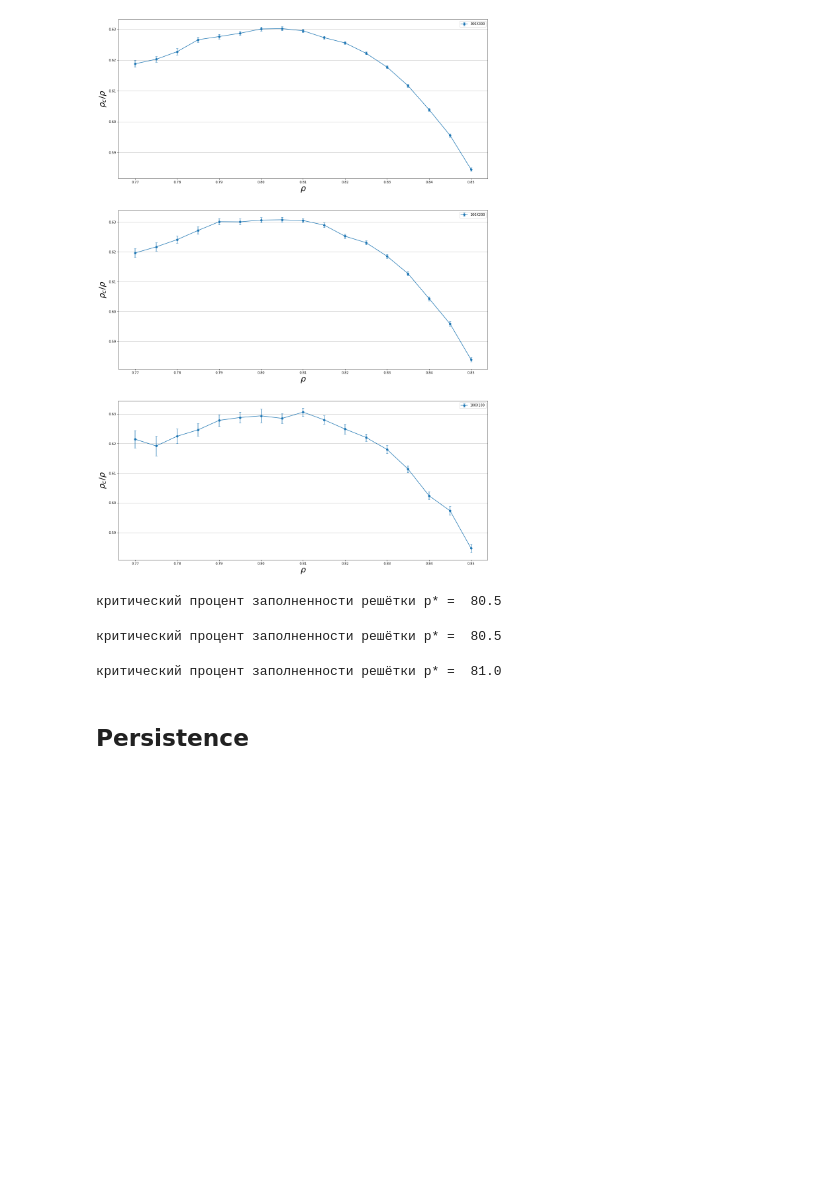
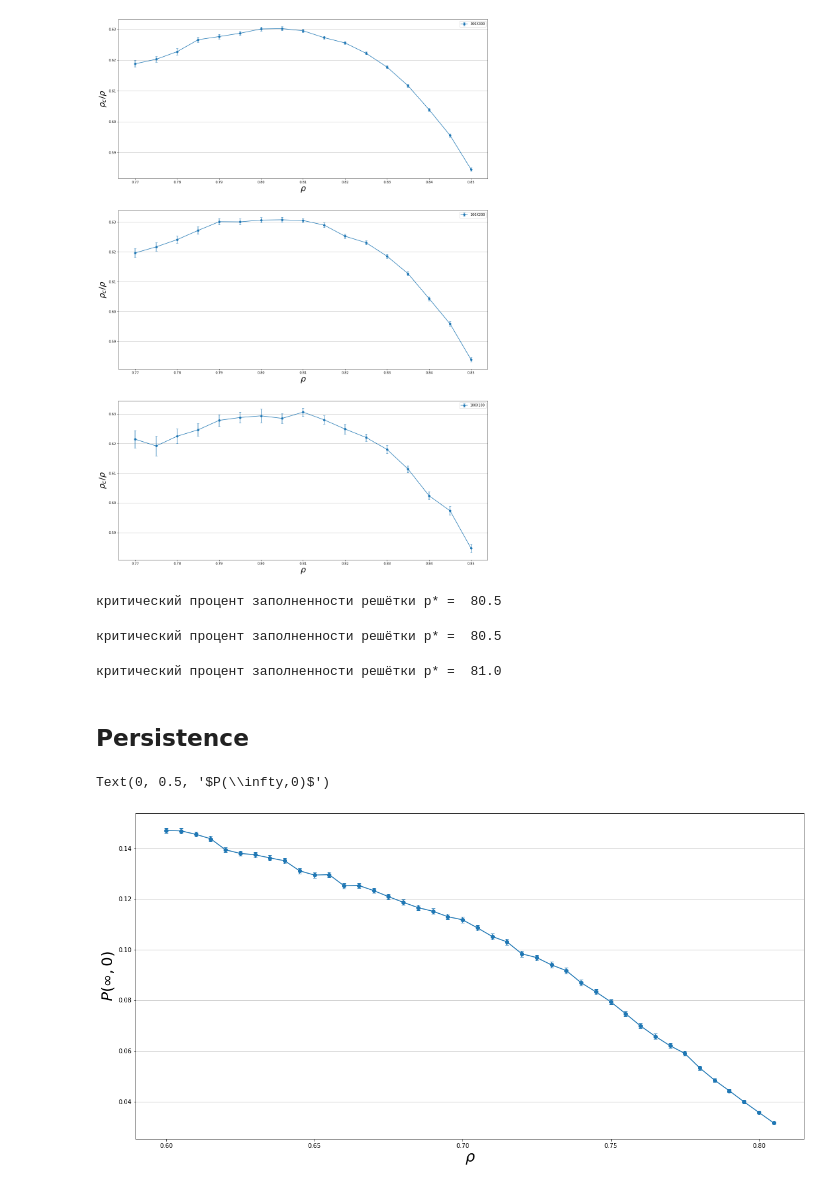
Before and after one commit to bu147/spatial-games-square-grid, a Jupyter notebook: 300x300, 200x200, 100x100, 100 replics.ipynb, the cells around one changed output. Saved outputs shown, nothing was run; the diff lists cells and outputs as text; code cells hidden in the pictures; blank space fills up the shorter version.

```diff
--- a/300x300, 200x200, 100x100, 100 replics.ipynb
+++ b/300x300, 200x200, 100x100, 100 replics.ipynb
@@ -233,11 +237,32 @@ def persistence(size, coop_percentage, off_percentage, seed, b, t, tw):
 # %%
-points_close=np.linspace(80, 88, num=40, dtype=float)
-t1=1000
+t1=3000
 tw1=0
 
-pers_close=np.zeros((len(seeds), len(points_close)))
-for j in range(len(seeds)):
-    for i in range(len(points_close)):
-        pers_close[j][i]=persistence(size=L,coop_percentage=cp,off_percentage=100 - points_close[i],seed=seeds[j],b=bs,t=t1,tw=tw1)[-1]
-
-all_pers_close = np.mean(pers_close, axis=0)
+pers_close=np.zeros((n, m))
+for j in range(n):
+    for i in range(m):
+        pers_close[j][i]=persistence(size=200,coop_percentage=cp,off_percentage=100 - points_close[i],seed=seeds[j],b=bs,t=t1,tw=tw1)[-1]
+    #print('seed =', seeds[j])
+# %%
+line_pers = list(np.reshape(pers_close, (n * m,)))
+
+with open('pers.txt', 'w', encoding='utf8') as f:
+    json.dump(line_pers, f)
+f.close()
+# %%
+with open('pers.txt', 'r', encoding='utf8') as f:
+    copy_pers = np.reshape(np.array(json.load(f)), (n, m))
+# %%
+aver_pers_close = np.mean(copy_pers, axis=0)
+errs_pers = np.zeros(len(aver_pers_close))
+for i in range(len(aver_pers_close)):
+    errs_pers[i] = np.sqrt(sum((aver_pers_close[i] - copy_pers[::, i]) ** 2) / n) / np.sqrt(n)
+# %%
+fig, ax = plt.subplots(1,1,figsize=(20,10))
+ax.errorbar(points_close*0.01, aver_pers_close, yerr=errs_pers, fmt='o-', capsize=3, label='300X300')
+plt.grid(b=True, which='major', axis='y')
+ax.set_xlabel('$%s$'%'\\rho',fontsize=25)
+ax.set_ylabel('$%s$'%'P(\\infty,0)',fontsize=25)
+# %% [output]
+Text(0, 0.5, '$P(\\infty,0)$')
+[figure, added]
```
Also changed, not shown: parts of 2 cells of this notebook, 2 other files.
